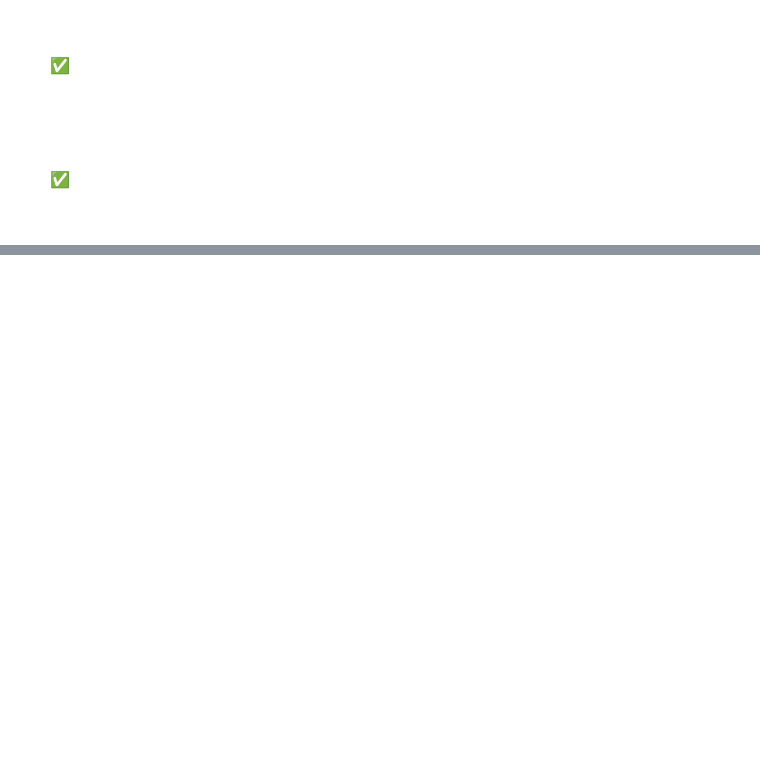
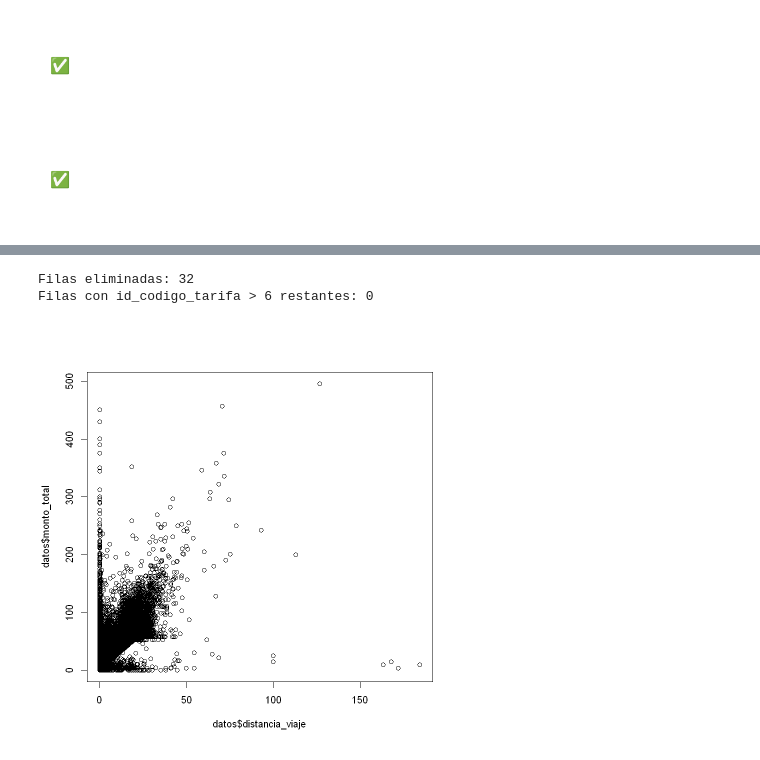
Before and after one commit to RosariosTijeras/Autonomos-Modelamiento, a Jupyter notebook: Autonomos/Autonomo_2/R_Notebooks/analisis.ipynb, the cells around one changed output, grey strips where cells are left out. Drawn from its saved outputs; the diff is of its cells as text; code cells hidden in the pictures; blank space fills up the shorter version.

```diff
--- a/Autonomos/Autonomo_2/R_Notebooks/analisis.ipynb
+++ b/Autonomos/Autonomo_2/R_Notebooks/analisis.ipynb
@@ -379,0 +415,7 @@ A data.frame: 14 × 2
+# %%
+datos <- datos %>%
+  select(-monto_tarifa, -monto_propina, -monto_peajes,
+         -extra, -recargo_mejora, -impuesto_mta,
+         -tipo_pago, -longitud_dejada, -latitud_dejada)
+
+glimpse(datos, width = 50)
@@ -387,10 +442,9 @@ A data.frame: 14 × 2
     </div>
 </div>
 # %%
-# Convertir store_and_fwd_flag de texto (Y/N) a numérico (1/0)
 datos <- datos %>%
-  mutate(store_and_fwd = ifelse(store_and_fwd_flag == "Y", 1, 0)) %>%
-  select(-store_and_fwd_flag)  # Eliminar la original
+  mutate(guardar_y_reenviar = ifelse(store_and_fwd_flag == "Y", 1, 0)) %>%
+  select(-store_and_fwd_flag)  # borrar columna original
 # %% [markdown]
 ###
 <div style="display:flex; align-items:flex-start; gap:12px; background:linear-gradient(90deg,#7c3aed,#a855f7); padding:14px; border-radius:8px; box-shadow:0 4px 12px rgba(124,58,237,0.15); color:#fff; max-width:fit-content; width:min(800px,100%); margin:10px auto; margin-left:80px; box-sizing:border-box;">
@@ -404,10 +458,10 @@ datos <- datos %>%
 # Extraer características numéricas desde tpep_pickup_datetime
 datos <- datos %>%
   mutate(
-    pickup_hour = hour(tpep_pickup_datetime),
-    day_of_week = wday(tpep_pickup_datetime, week_start = 1),
-    is_weekend = ifelse(day_of_week %in% c(6, 7), 1, 0),
-    is_peak_hour = ifelse((pickup_hour >= 7 & pickup_hour <= 10) |
-                          (pickup_hour >= 17 & pickup_hour <= 20), 1, 0)
+    hora_recogida = hour(fecha_hora_recogida),
+    dia_semana = wday(fecha_hora_recogida, week_start = 1),
+    es_fin_semana = ifelse(dia_semana %in% c(6, 7), 1, 0),
+    es_hora_pico = ifelse((hora_recogida >= 7 & hora_recogida <= 10) |
+                          (hora_recogida >= 17 & hora_recogida <= 20), 1, 0)
   ) %>%
-  select(-tpep_pickup_datetime, -tpep_dropoff_datetime)
+  select(-fecha_hora_recogida, -fecha_hora_dejada)
@@ -413,0 +520,17 @@ datos <- datos %>%
+# %%
+# contar filas con id_codigo_tarifa > 6 y luego eliminarlas
+outliers_count <- sum(datos$id_codigo_tarifa > 6, na.rm = TRUE)
+
+datos <- datos %>%
+    filter(!(id_codigo_tarifa > 6))
+
+# informar resultado y verificar que no queden outliers
+cat("Filas eliminadas:", outliers_count, "\nFilas con id_codigo_tarifa > 6 restantes:",
+        sum(datos$id_codigo_tarifa > 6, na.rm = TRUE), "\n")
+# %% [output]
+Filas eliminadas: 32
+Filas con id_codigo_tarifa > 6 restantes: 0
+# %%
+plot(datos$distancia_viaje, datos$monto_total)
+# %% [output]
+[figure, added]
```
Also changed, not shown: parts of 20 cells of this notebook.
